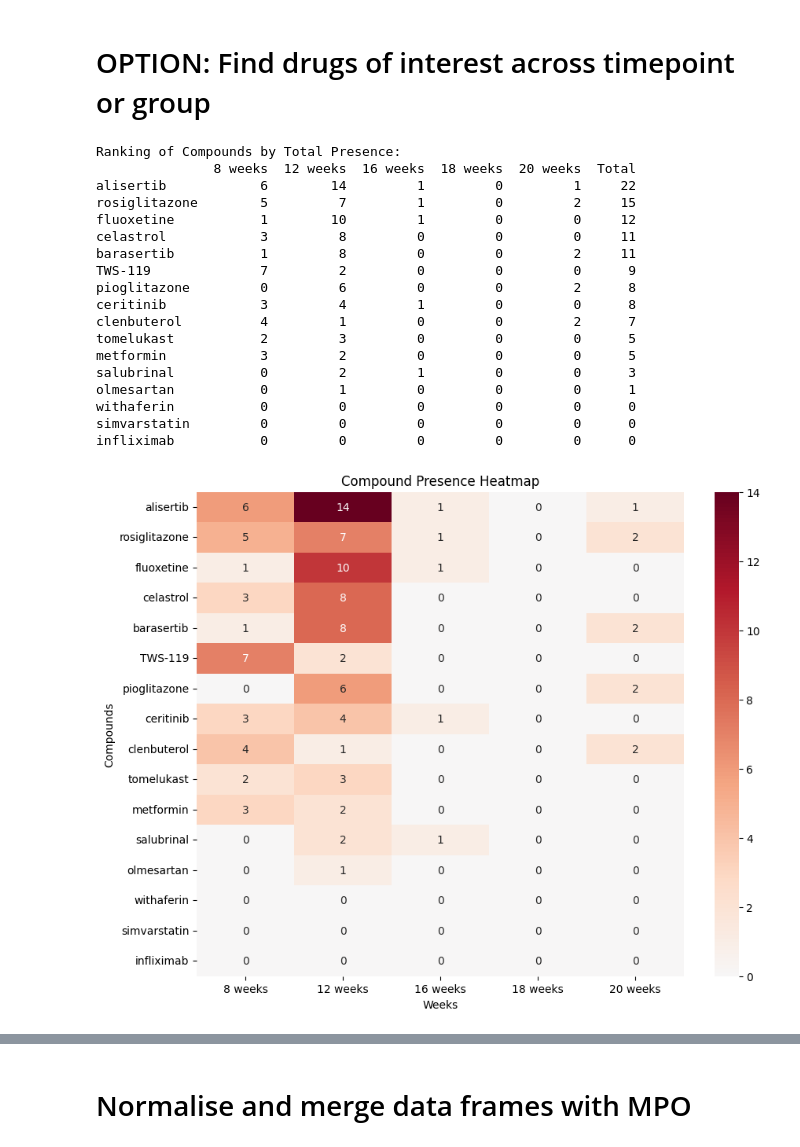
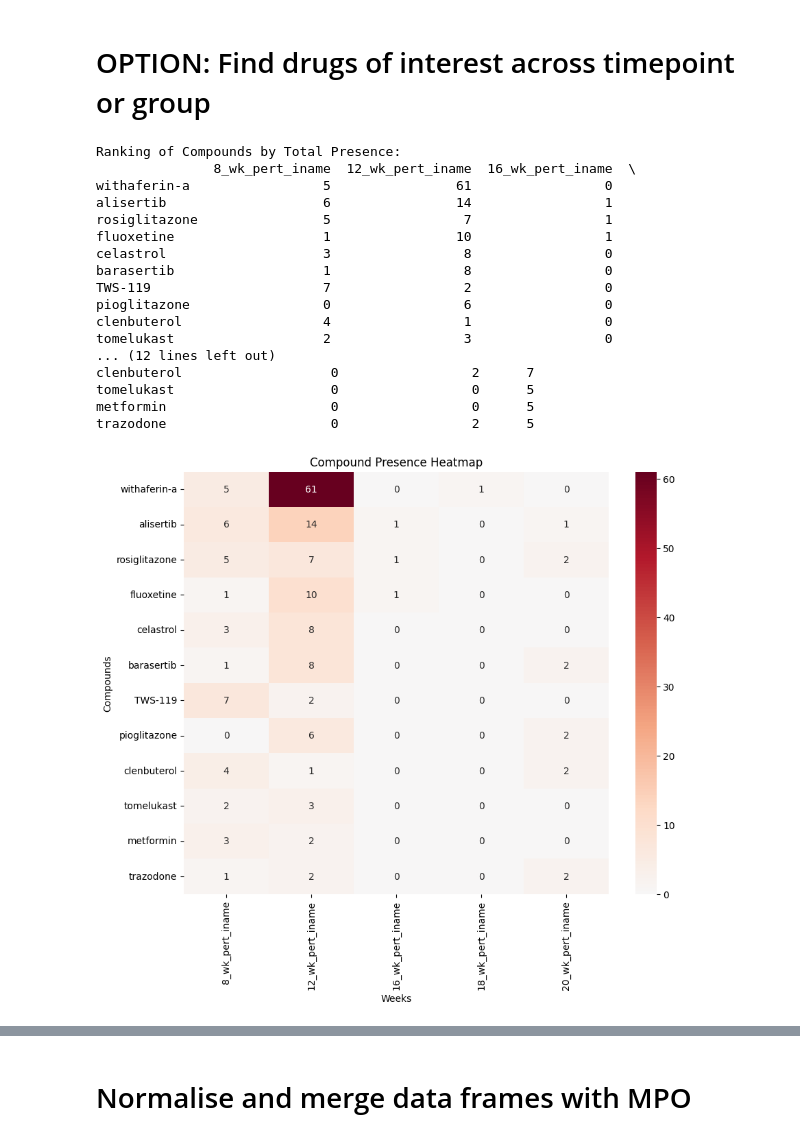
Before and after one commit to EdH66/multiparamater_optimisation, a Jupyter notebook: CMAP_Query_Ranking.ipynb, the cells around one changed output, grey strips where cells are left out. Cells and saved outputs as stored; diff of their text form; code cells hidden in the pictures.

```diff
--- a/CMAP_Query_Ranking.ipynb
+++ b/CMAP_Query_Ranking.ipynb
@@ -34,7 +34,7 @@ Requirement already satisfied: six>=1.5 in /usr/local/lib/python3.10/dist-packag
 # Import data
 # %%
 # Read the CSV file
-path_CMAP = '/content/drive/My Drive/Colab Notebooks/CMAP Drug Prediction/CMAP_Predictions_Aggregatedlists.csv'  # Replace with the URL of your CSV file
+path_CMAP = '/content/drive/My Drive/Colab Notebooks/CMAP Drug Prediction/CMAP_Predictions_Aggregatedlists_UPLOAD2.csv'  # Replace with the URL of your CSV file
 path_MPO = '/content/drive/My Drive/Colab Notebooks/CMAP Drug Prediction/df_6k_curated_withMPO.csv'
 df_CMAP = pd.read_csv(path_CMAP)
 df_MPO = pd.read_csv(path_MPO)
@@ -97,10 +97,10 @@ dtype: int64
 # %% [markdown]
 # ANALYSE: Aggregate and ranking across groups
 # %%
-def find_compound_ranks(df_CMAP, list_cols, score_cols, compounds_to_find):
+def find_compound_ranks_top_10_percent(df_CMAP, list_cols, score_cols, compounds_list):
     # Exclude '18 weeks' if needed
-    list_cols = [col for col in list_cols if col != '18 weeks']
-    score_cols = [score for score in score_cols if score != 'NCS.3']
+    list_cols = [col for col in list_cols if col != '12_wk_pert_iname']
+    score_cols = [score for score in score_cols if score != '12_wk_NCS']
 
     # Filter out compounds starting with 'BRD'
     df_filtered = df_CMAP.copy()
@@ -108,8 +108,10 @@ def find_compound_ranks(df_CMAP, list_cols, score_cols, compounds_to_find):
         df_filtered[col] = df_filtered[col].astype(str)
         df_filtered = df_filtered[~df_filtered[col].str.startswith('BRD')]
 
-    # Rank compounds within each list based on their NCS scores
+    # Select top 10% compounds within each list based on their NCS scores and then rank them
     for col, score_col in zip(list_cols, score_cols):
+        threshold = df_filtered[score_col].quantile(0.90)  # Get the 90th percentile value as threshold
+        df_filtered = df_filtered[df_filtered[score_col] >= threshold]  # Filter for top 10%
         df_filtered[f'Rank_{score_col}'] = df_filtered[score_col].rank(ascending=False)
 
     # Identify compounds present in at least one of the lists
@@ -117,7 +119,7 @@ def find_compound_ranks(df_CMAP, list_cols, score_cols, compounds_to_find):
     for col in list_cols[1:]:
         compounds_in_lists.update(set(df_filtered[col].dropna()))
 
-    # Calculate average ranks for these compounds in each list
+    # Calculate ranks for these compounds in each list
     compound_ranks = {compound: [] for compound in compounds_in_lists}
     for compound in compounds_in_lists:
         for col, rank_col in zip(list_cols, [f'Rank_{sc}' for sc in score_cols]):
@@ -137,17 +139,29 @@ def find_compound_ranks(df_CMAP, list_cols, score_cols, compounds_to_find):
 
     # Find the ranks of specific compounds
     ranks = {}
-    for compound_to_find in compounds_to_find:
+    for compound_to_find in compounds_list:
         rank = next((rank for rank, (comp, _) in enumerate(sorted_compounds, start=1) if comp == compound_to_find), None)
         ranks[compound_to_find] = rank
 
     return sorted_compounds, ranks
 
-# Example usage
-list_cols = ['8 weeks', '12 weeks', '16 weeks', '18 weeks', '20 weeks']
-score_cols = ['NCS', 'NCS.1', 'NCS.2', 'NCS.3', 'NCS.4']
-compounds_to_find = ['rosiglitazone', 'fluoxetine', 'alisertib', 'tomelukast', 'celastrol', 'pioglitazone', 'TWS-119', 'barasertib', 'clenbuterol', 'withaferin', 'metformin', 'trazodone']
-ranked_compounds, ranks = find_compound_ranks(df_CMAP, list_cols, score_cols, compounds_to_find)
+list_cols = [
+    '8_wk_pert_iname',
+    '12_wk_pert_iname',
+    '16_wk_pert_iname',
+    '18_wk_pert_iname',
+    '20_wk_pert_iname'
+]
+
+score_cols = [
+    '8_wk_NCS',
+    '12_wk_NCS',
+    '16_wk_NCS',
+    '18_wk_NCS',
+    '20_wk_NCS'
+]
+compounds_list = ['rosiglitazone', 'fluoxetine', 'alisertib', 'tomelukast', 'celastrol', 'pioglitazone', 'TWS-119', 'barasertib', 'clenbuterol', 'withaferin-a', 'metformin', 'trazodone']
+ranked_compounds, ranks = find_compound_ranks(df_CMAP, list_cols, score_cols, compounds_list)
 
 # Display the ranks of specific compounds
 print("Ranks of specific compounds:")
@@ -174,12 +188,7 @@ import pandas as pd
 import seaborn as sns
 import matplotlib.pyplot as plt
 
-# Define the list of compounds
-compounds_list = ['rosiglitazone', 'fluoxetine', 'alisertib', 'tomelukast', 'celastrol',
-                  'pioglitazone', 'TWS-119', 'barasertib', 'clenbuterol', 'withaferin', 'ceritinib', 'olmesartan', 'simvarstatin', 'metformin', 'salubrinal', 'infliximab', 'clenbuterol']
-
-# Define the list columns
-list_cols = ['8 weeks', '12 weeks', '16 weeks', '18 weeks', '20 weeks']
+#compound_lists, list_cols, compound_lists already defined
 
 # Initialize an empty dictionary to store the data
 compound_presence = {compound: {week: 0 for week in list_cols} for compound in compounds_list}
@@ -187,51 +196,50 @@ compound_presence = {compound: {week: 0 for week in list_cols} for compound in c
 # Populate the dictionary with counts
 for compound in compounds_list:
     for week in list_cols:
         compound_presence[compound][week] = df_CMAP[week].tolist().count(compound)
 
 # Convert the dictionary to a DataFrame for better visualization
 presence_df = pd.DataFrame(compound_presence).T  # Transpose to get compounds as rows
 
 # Calculate the total presence of each compound across all weeks
 presence_df['Total'] = presence_df.sum(axis=1)
 
 # Sort the columns based on the total presence
 presence_df = presence_df.sort_values(by='Total', ascending=False)
 
 # Display the table with ranking
 print("Ranking of Compounds by Total Presence:")
 print(presence_df)
 
 # Remove the 'Total' column for heatmap visualization
 presence_df_heatmap = presence_df.drop(columns=['Total'])
 
 # Plot heatmap with reversed colormap and center at zero
 plt.figure(figsize=(10, 8))
 sns.heatmap(presence_df_heatmap, cmap="RdBu_r", annot=True, fmt="d", center=0)
 plt.title('Compound Presence Heatmap')
 plt.xlabel('Weeks')
 plt.ylabel('Compounds')
 plt.show()
 # %% [output]
 Ranking of Compounds by Total Presence:
-               8 weeks  12 weeks  16 weeks  18 weeks  20 weeks  Total
-alisertib            6        14         1         0         1     22
-rosiglitazone        5         7         1         0         2     15
-fluoxetine           1        10         1         0         0     12
-celastrol            3         8         0         0         0     11
-barasertib           1         8         0         0         2     11
-TWS-119              7         2         0         0         0      9
-pioglitazone         0         6         0         0         2      8
-ceritinib            3         4         1         0         0      8
-clenbuterol          4         1         0         0         2      7
-tomelukast           2         3         0         0         0      5
-metformin            3         2         0         0         0      5
-salubrinal           0         2         1         0         0      3
-olmesartan           0         1         0         0         0      1
-withaferin           0         0         0         0         0      0
-simvarstatin         0         0         0         0         0      0
-infliximab           0         0         0         0         0      0
+               8_wk_pert_iname  12_wk_pert_iname  16_wk_pert_iname  \
+withaferin-a                 5                61                 0
+alisertib                    6                14                 1
+rosiglitazone                5                 7                 1
+fluoxetine                   1                10                 1
+celastrol                    3                 8                 0
+barasertib                   1                 8                 0
+TWS-119                      7                 2                 0
+pioglitazone                 0                 6                 0
+clenbuterol                  4                 1                 0
+tomelukast                   2                 3                 0
+... (12 lines left out)
+clenbuterol                   0                 2      7
+tomelukast                    0                 0      5
+metformin                     0                 0      5
+trazodone                     0                 2      5
-[figure, old version]
+[figure, new version]
 # %%
 
 # Call the function and get the sorted compounds
```
Also changed, not shown: parts of 6 cells of this notebook.
